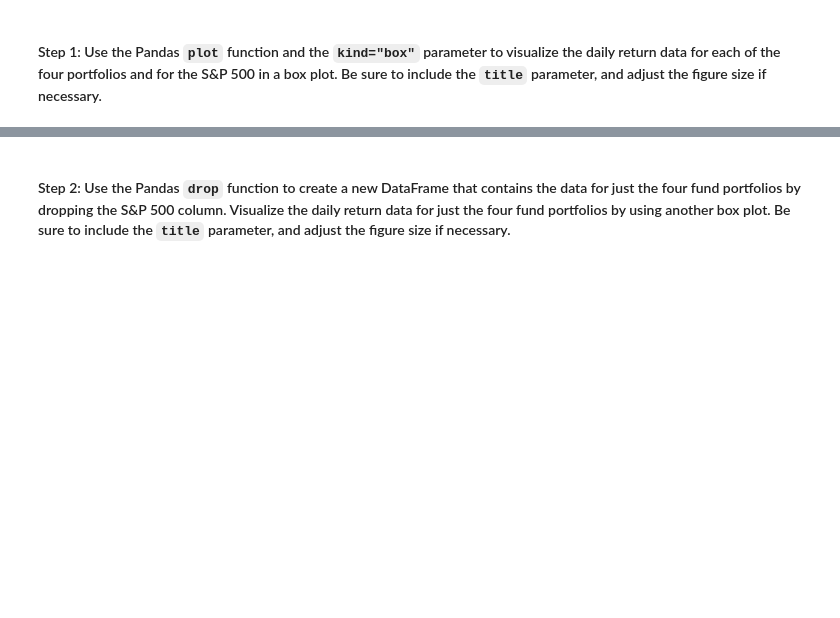
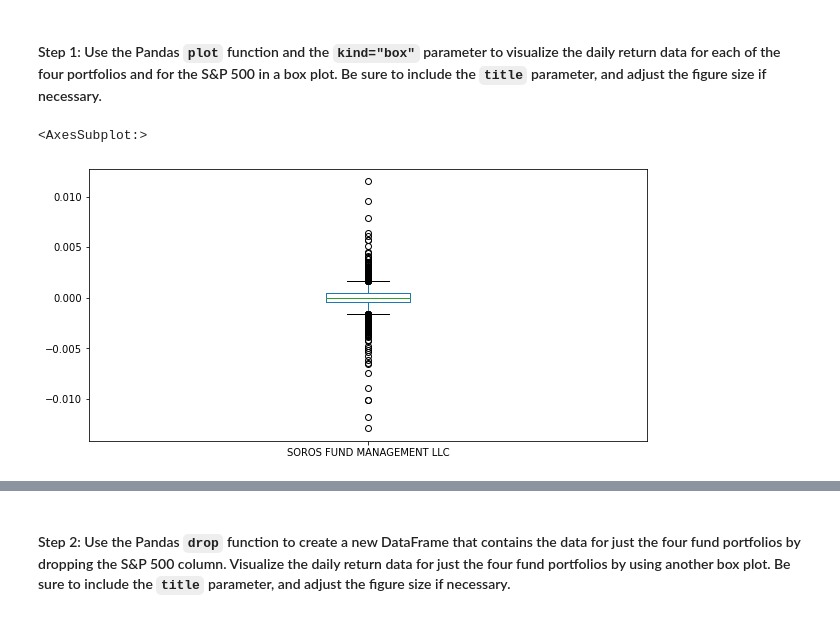
Before and after one commit to n8patterson/portfolio_risk_analysis, a Jupyter notebook: risk_return_analysis.ipynb, the cells around one changed output, grey strips where cells are left out. Saved outputs shown, nothing was run; the diff lists cells and outputs as text; code cells hidden in the pictures; blank space fills up the shorter version.

```diff
--- a/risk_return_analysis.ipynb
+++ b/risk_return_analysis.ipynb
@@ -291,4 +291,8 @@ Analyze the volatility of each of the four fund portfolios and of the S&P 500 In
 # %%
 # Use the daily return data to create box plots to visualize the volatility of the 4 funds and the S&P 500
 # Include a title parameter and adjust the figure size
-# YOUR CODE HERE
+# SOROS FUND MANAGEMENT LLC Daily Retunrs
+whale_daily_returns['SOROS FUND MANAGEMENT LLC'].plot(kind='box', figsize=(10,5), title='SOROS FUND MANAGEMENT LLC Daily Returns')
+# %% [output]
+<AxesSubplot:>
+[figure, added]
```
Also changed, not shown: parts of 6 cells of this notebook.
